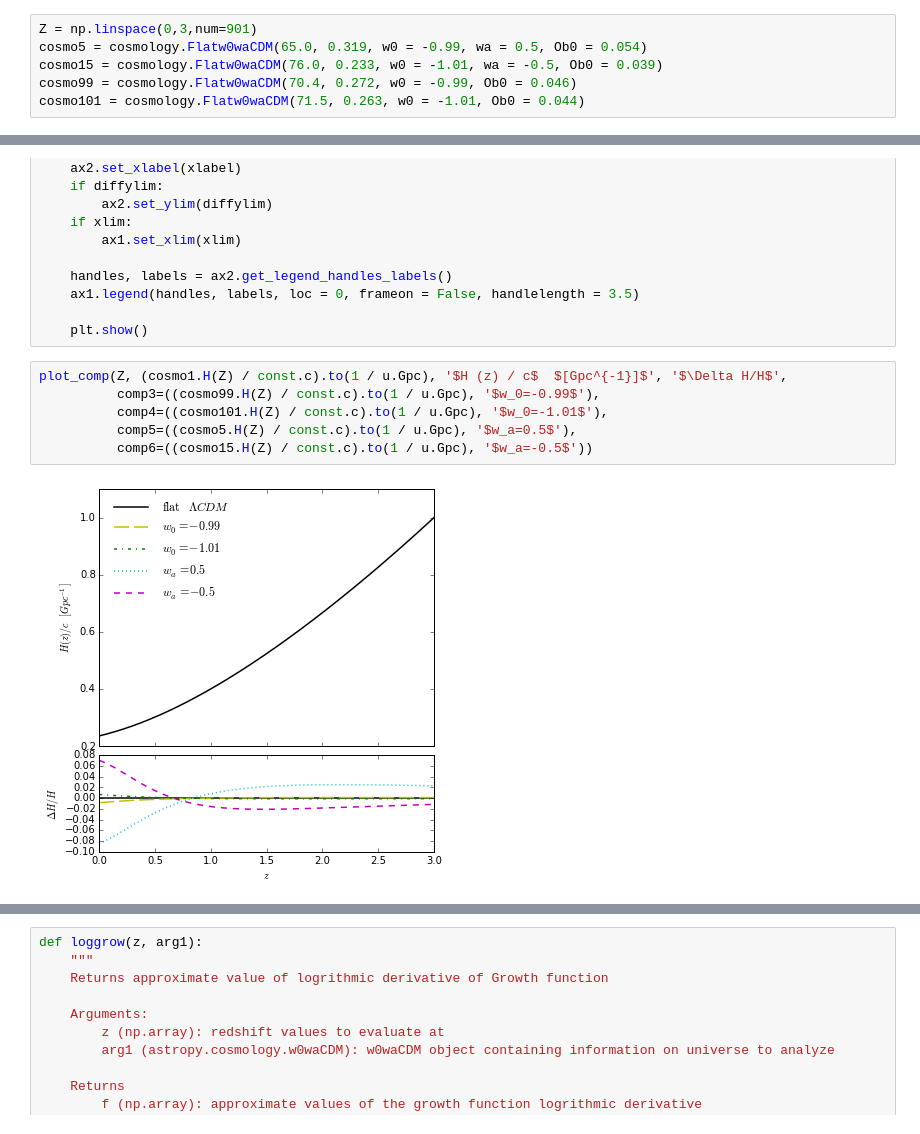
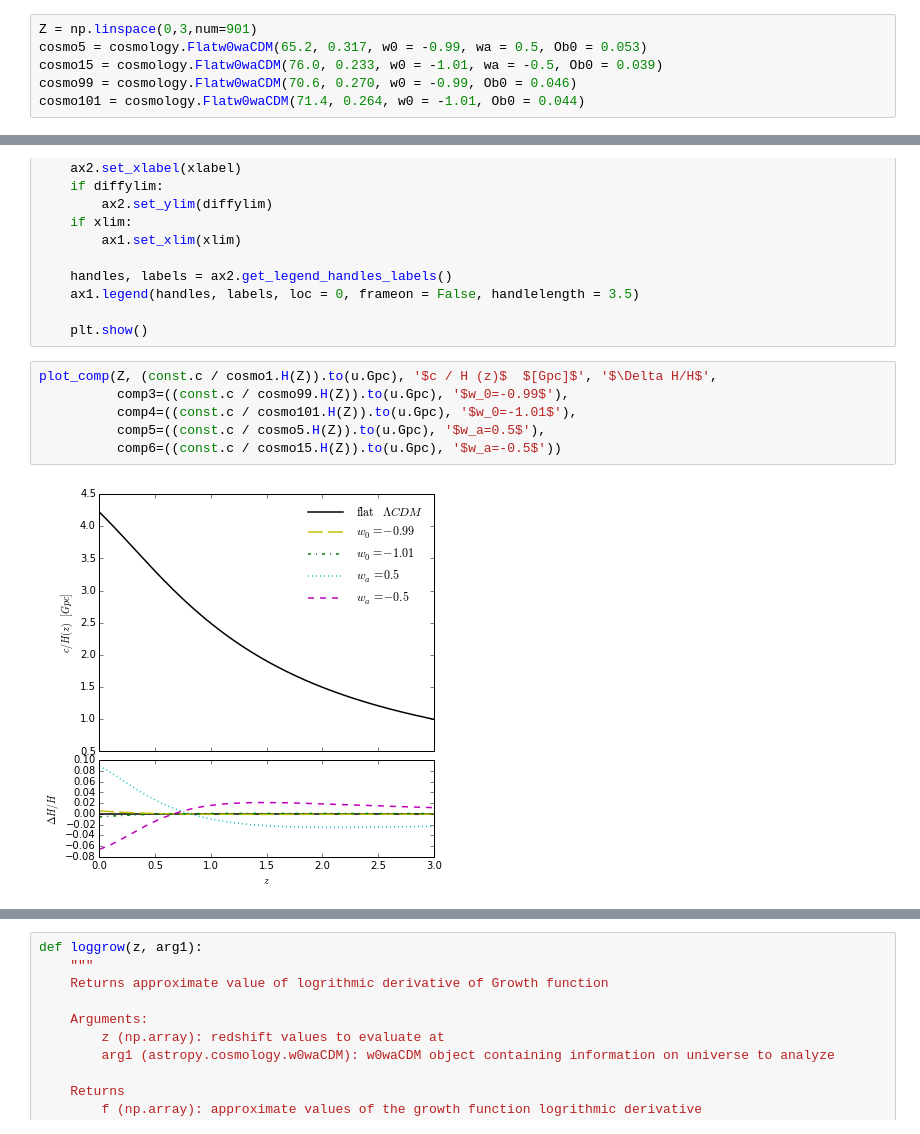
Before and after one commit to kgage/deltaplots, a Jupyter notebook: Parameters.ipynb, the cells around one changed output, grey strips where cells are left out. Cells and saved outputs as stored; diff of their text form.

```diff
--- a/Parameters.ipynb
+++ b/Parameters.ipynb
@@ -215,9 +239,9 @@ h = 0.715, Om = 0.263, Ob = 0.044
 # %%
 Z = np.linspace(0,3,num=901)
-cosmo5 = cosmology.Flatw0waCDM(65.0, 0.319, w0 = -0.99, wa = 0.5, Ob0 = 0.054)
+cosmo5 = cosmology.Flatw0waCDM(65.2, 0.317, w0 = -0.99, wa = 0.5, Ob0 = 0.053)
 cosmo15 = cosmology.Flatw0waCDM(76.0, 0.233, w0 = -1.01, wa = -0.5, Ob0 = 0.039)
-cosmo99 = cosmology.Flatw0waCDM(70.4, 0.272, w0 = -0.99, Ob0 = 0.046)
-cosmo101 = cosmology.Flatw0waCDM(71.5, 0.263, w0 = -1.01, Ob0 = 0.044)
+cosmo99 = cosmology.Flatw0waCDM(70.6, 0.270, w0 = -0.99, Ob0 = 0.046)
+cosmo101 = cosmology.Flatw0waCDM(71.4, 0.264, w0 = -1.01, Ob0 = 0.044)
 # %%
 def plot_comp(x, y, title1, title2, comp1=None, comp2=None, comp3=None, comp4=None,
               comp5 = None, comp6 = None, compfill = None, xlabel = '$z$', xscale = None,
@@ -279,13 +303,13 @@ def plot_comp(x, y, title1, title2, comp1=None, comp2=None, comp3=None, comp4=No
 
     plt.show()
 # %%
-plot_comp(Z, (cosmo1.H(Z) / const.c).to(1 / u.Gpc), '$H (z) / c$  $[Gpc^{-1}]$', '$\Delta H/H$',
-          comp3=((cosmo99.H(Z) / const.c).to(1 / u.Gpc), '$w_0=-0.99$'),
-          comp4=((cosmo101.H(Z) / const.c).to(1 / u.Gpc), '$w_0=-1.01$'),
-          comp5=((cosmo5.H(Z) / const.c).to(1 / u.Gpc), '$w_a=0.5$'),
-          comp6=((cosmo15.H(Z) / const.c).to(1 / u.Gpc), '$w_a=-0.5$'))
+plot_comp(Z, (const.c / cosmo1.H(Z)).to(u.Gpc), '$c / H (z)$  $[Gpc]$', '$\Delta H/H$',
+          comp3=((const.c / cosmo99.H(Z)).to(u.Gpc), '$w_0=-0.99$'),
+          comp4=((const.c / cosmo101.H(Z)).to(u.Gpc), '$w_0=-1.01$'),
+          comp5=((const.c / cosmo5.H(Z)).to(u.Gpc), '$w_a=0.5$'),
+          comp6=((const.c / cosmo15.H(Z)).to(u.Gpc), '$w_a=-0.5$'))
 # %% [output]
-[figure, old version]
+[figure, new version]
 # %%
 plot_comp(Z[1:], cosmo1.comoving_transverse_distance(Z[1:]).to('Gpc') * cosmo1.h,
           r'$D_A (z) \; [h^{-1} \mathrm{Gpc}]$', '$\Delta D_A/D_A$',
```
Also changed, not shown: parts of 21 cells of this notebook, 1 other file.
